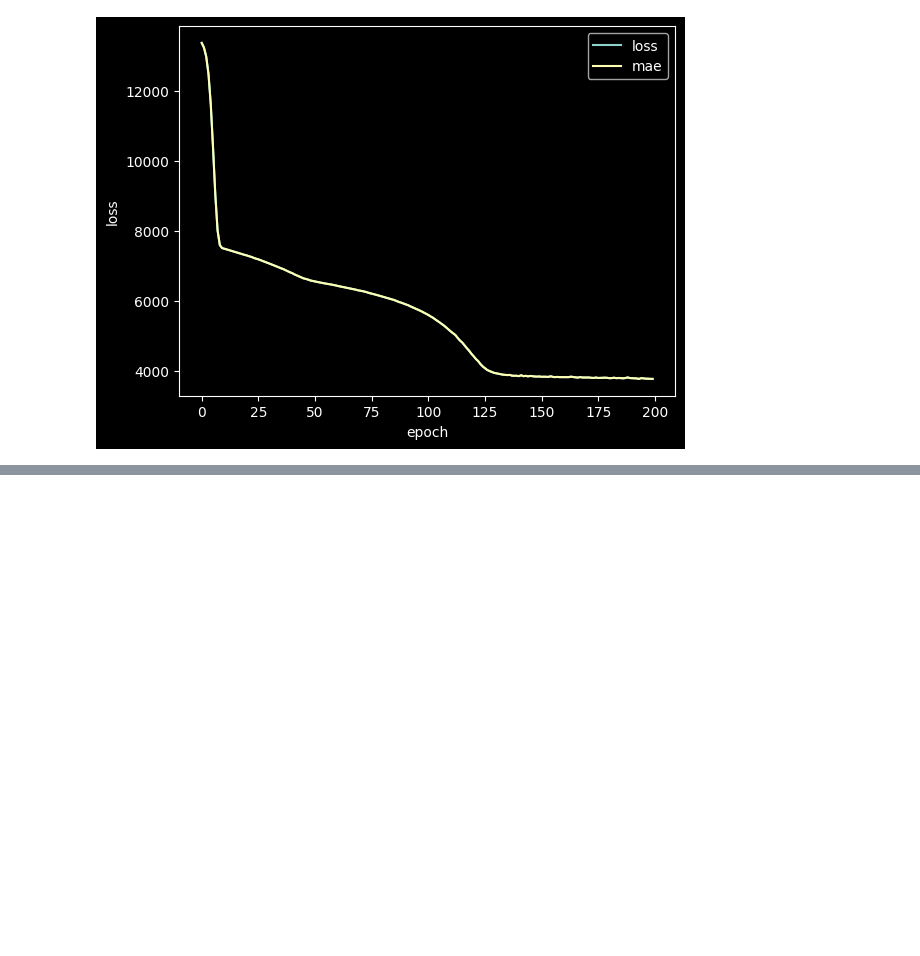
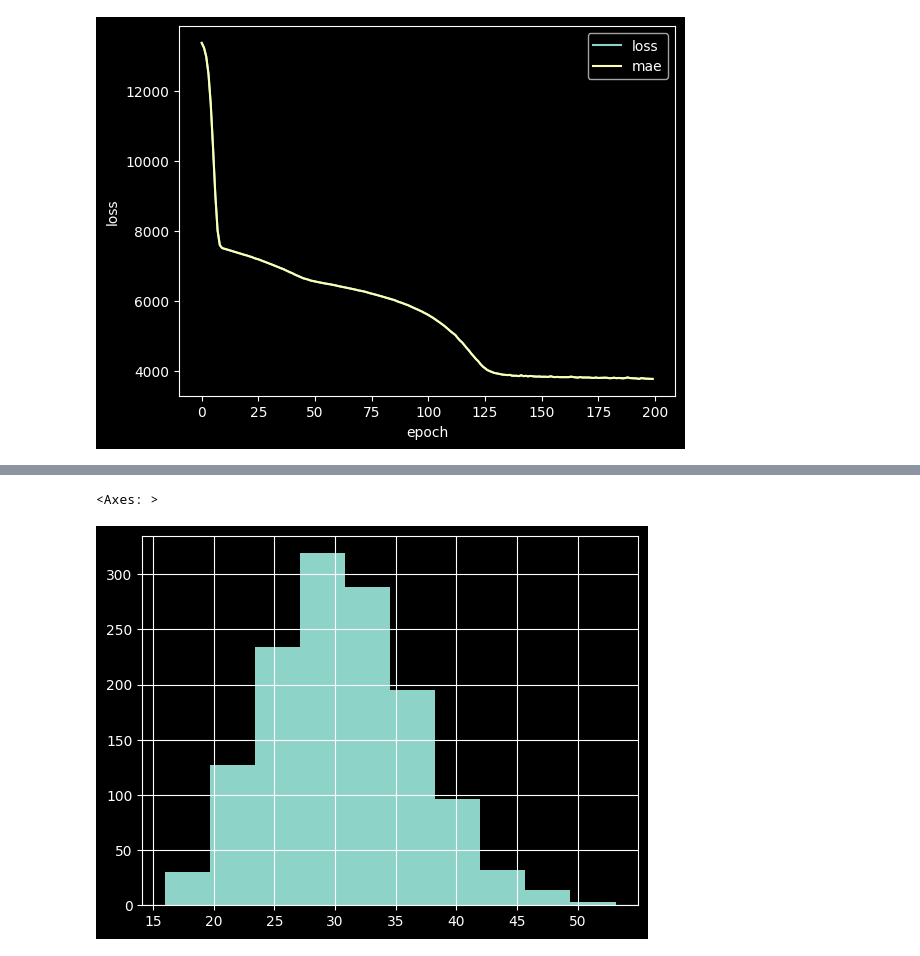
Before and after one commit to DavidRR-F/tensorflow-notes, a Jupyter notebook: notebooks/regression/tf-real-dataset-regression-model.ipynb, the cells around one changed output, grey strips where cells are left out. Drawn from its saved outputs; the diff is of its cells as text; code cells hidden in the pictures; blank space fills up the shorter version.

```diff
--- a/notebooks/regression/tf-real-dataset-regression-model.ipynb
+++ b/notebooks/regression/tf-real-dataset-regression-model.ipynb
@@ -176,0 +182,5 @@ Text(0.5, 0, 'epoch')
+# %%
+X["bmi"].hist()
+# %% [output]
+<Axes: >
+[figure, added]
```
Also changed, not shown: parts of 1 cell of this notebook, 2 other files.
